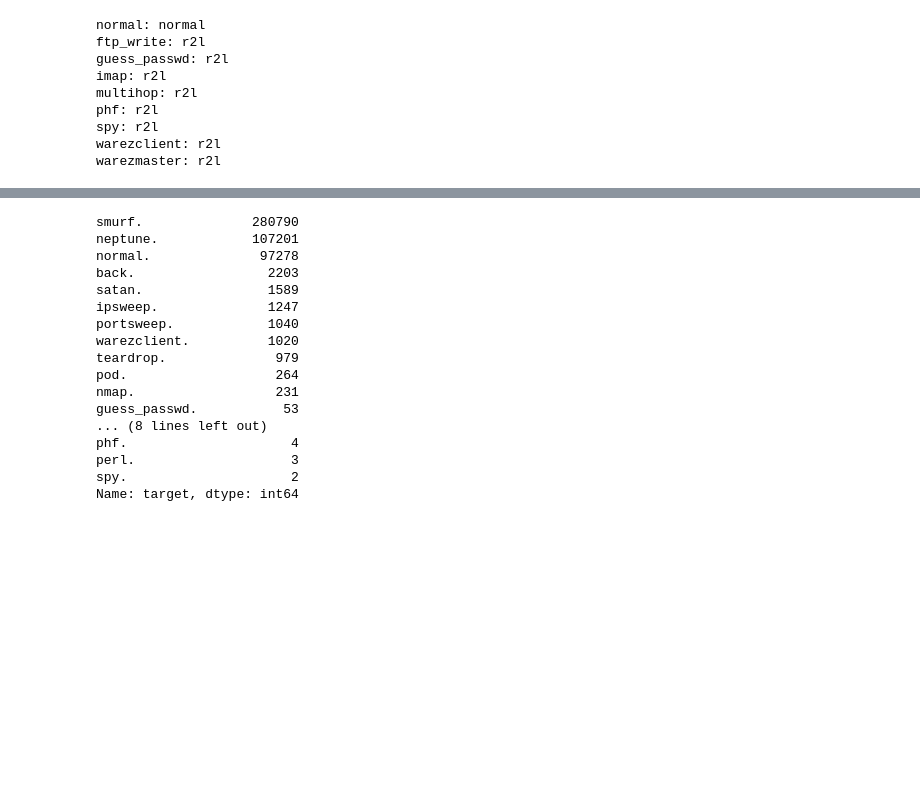
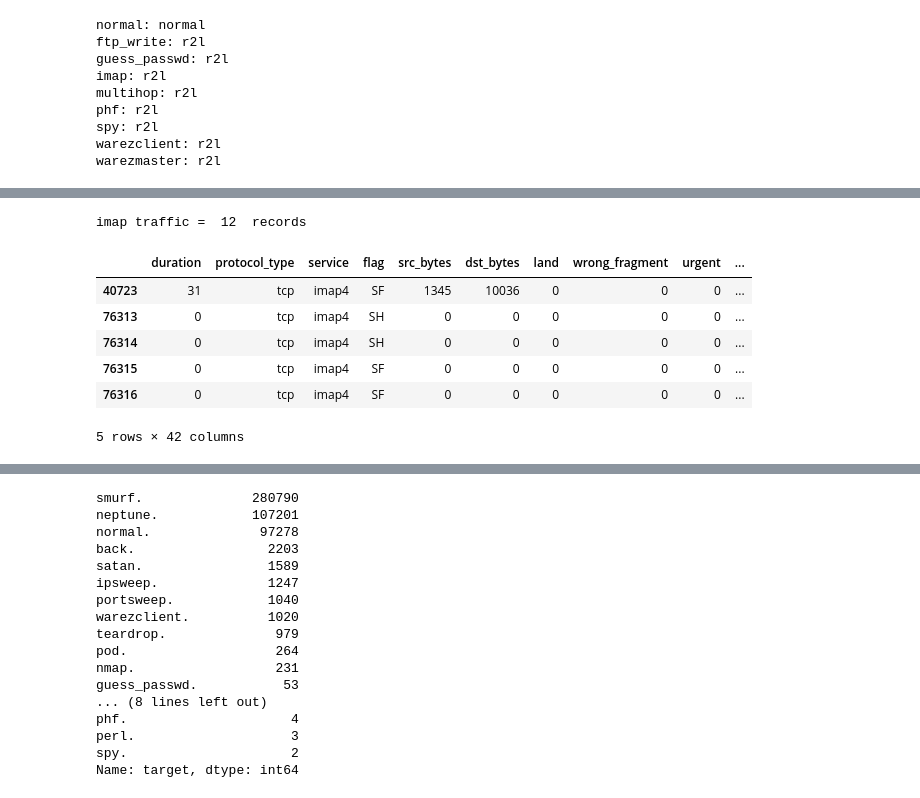
Before and after one commit to Pickles91/intrusion-detection-system-using-decision-trees, a Jupyter notebook: IDS_for_R2l_with_DT.ipynb, the cells around one changed output, grey strips where cells are left out. Saved outputs shown, nothing was run; the diff lists cells and outputs as text; code cells hidden in the pictures; blank space fills up the shorter version.

```diff
--- a/IDS_for_R2l_with_DT.ipynb
+++ b/IDS_for_R2l_with_DT.ipynb
@@ -237,0 +264,15 @@ pd.DataFrame(ftp_write_traffic).head()
+# %%
+# Print the size of tested R2L traffic
+print('imap traffic = ', imap_traffic.shape[0], ' records')
+
+# View each feature in the tested R2L traffic
+pd.DataFrame(imap_traffic).head()
+# %% [output]
+imap traffic =  12  records
+|  | duration | protocol_type | service | flag | src_bytes | dst_bytes | land | wrong_fragment | urgent | ... |
+| 40723 | 31 | tcp | imap4 | SF | 1345 | 10036 | 0 | 0 | 0 | ... |
+| 76313 | 0 | tcp | imap4 | SH | 0 | 0 | 0 | 0 | 0 | ... |
+| 76314 | 0 | tcp | imap4 | SH | 0 | 0 | 0 | 0 | 0 | ... |
+| 76315 | 0 | tcp | imap4 | SF | 0 | 0 | 0 | 0 | 0 | ... |
+| 76316 | 0 | tcp | imap4 | SF | 0 | 0 | 0 | 0 | 0 | ... |
+5 rows × 42 columns
```
Also changed, not shown: parts of 12 cells of this notebook.
